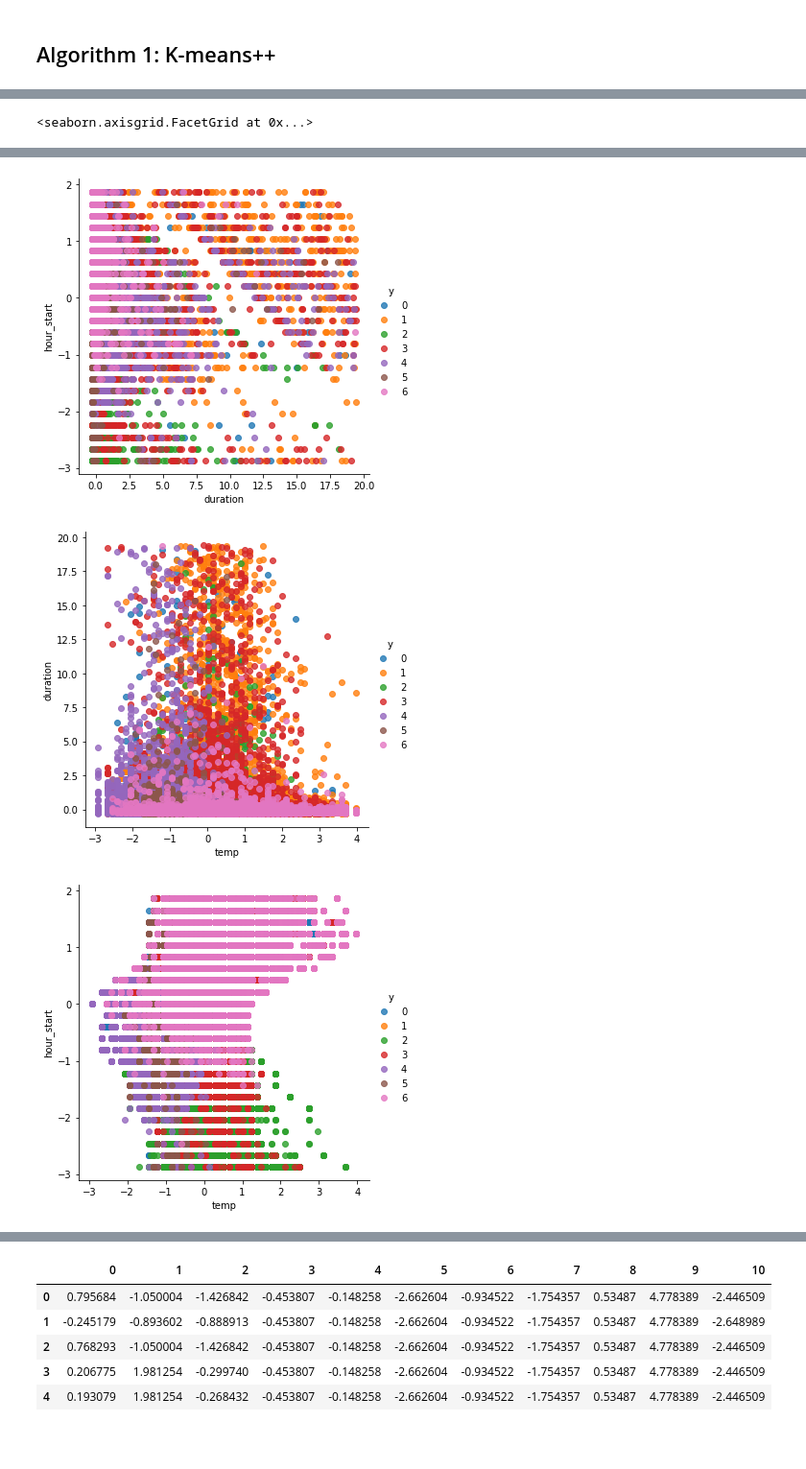
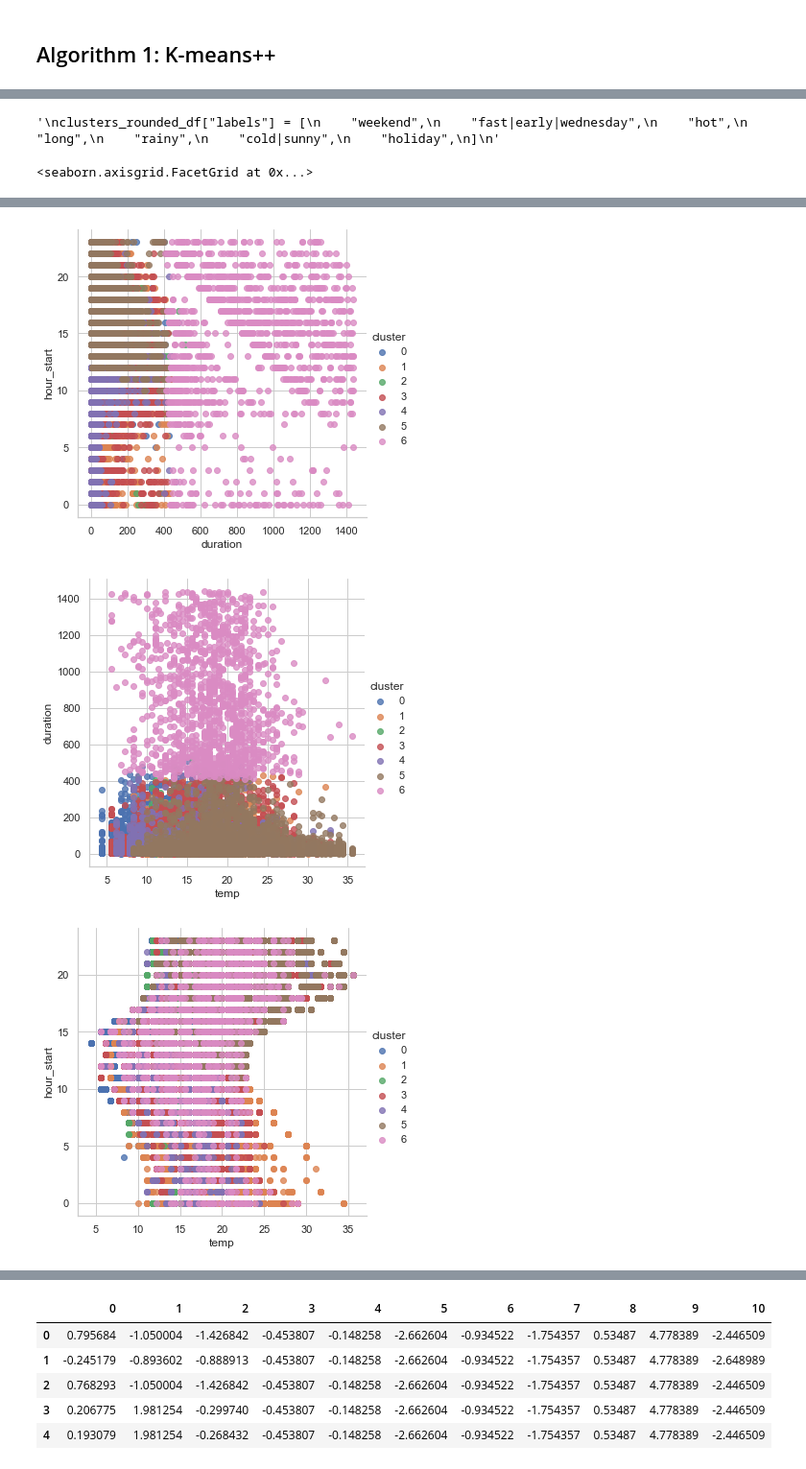
Before and after one commit to katekuian/aa_2021_magma, a Jupyter notebook: 03_cluster_analysis/01_cluster_trip_types.ipynb, the cells around one changed output, grey strips where cells are left out. Shown at 96% size. Saved outputs shown, nothing was run; the diff lists cells and outputs as text; code cells hidden in the pictures; blank space fills up the shorter version.

```diff
--- a/03_cluster_analysis/01_cluster_trip_types.ipynb
+++ b/03_cluster_analysis/01_cluster_trip_types.ipynb
@@ -104,5 +117,5 @@ plt.xlim([0,10])
 # %%
-best_means = KMeans(n_clusters=7)
-best_means.fit(X_scaled)
-best_means.predict(X_scaled)
+seven_means = KMeans(n_clusters=7, random_state=4711)
+seven_means.fit(X_scaled)
+seven_means.predict(X_scaled)
 # %% [output]
@@ -143,0 +139,2 @@ X_scaled_df["y"] = best_means.predict(X_scaled)
+# %%
+X["cluster"] = seven_means.labels_
@@ -144,8 +155,23 @@ X_scaled_df["y"] = best_means.predict(X_scaled)
+# %%
+# old labels
+"""
+clusters_rounded_df["labels"] = [
+    "weekend",
+    "fast|early|wednesday",
+    "hot",
+    "long",
+    "rainy",
+    "cold|sunny",
+    "holiday",
+]
+"""
+# %% [output]
+'\nclusters_rounded_df["labels"] = [\n    "weekend",\n    "fast|early|wednesday",\n    "hot",\n    "long",\n    "rainy",\n    "cold|sunny",\n    "holiday",\n]\n'
 # %%
-sns.lmplot(x="distance", y="hour_start", data=X_scaled_df, fit_reg=False, hue="y")
-sns.lmplot(x="duration", y="hour_start", data=X_scaled_df, fit_reg=False, hue="y")
-sns.lmplot(x="temp", y="duration", data=X_scaled_df, fit_reg=False, hue="y")
-sns.lmplot(x="temp", y="hour_start", data=X_scaled_df, fit_reg=False, hue="y")
-sns.lmplot(x="distance", y="duration", data=X_scaled_df, fit_reg=False, hue="y")
+sns.lmplot(x="distance", y="hour_start", data=X, fit_reg=False, hue="cluster")
+sns.lmplot(x="duration", y="hour_start", data=X, fit_reg=False, hue="cluster")
+sns.lmplot(x="temp", y="duration", data=X, fit_reg=False, hue="cluster")
+sns.lmplot(x="temp", y="hour_start", data=X, fit_reg=False, hue="cluster")
+sns.lmplot(x="distance", y="duration", data=X, fit_reg=False, hue="cluster")
 # %% [output]
 <seaborn.axisgrid.FacetGrid at 0x...>
@@ -153,3 +179,3 @@ sns.lmplot(x="distance", y="duration", data=X_scaled_df, fit_reg=False, hue="y")
-[figure, old version]
+[figure, new version]
-[figure, old version]
+[figure, new version]
-[figure, old version]
+[figure, new version]
```
Also changed, not shown: parts of 19 cells of this notebook.
